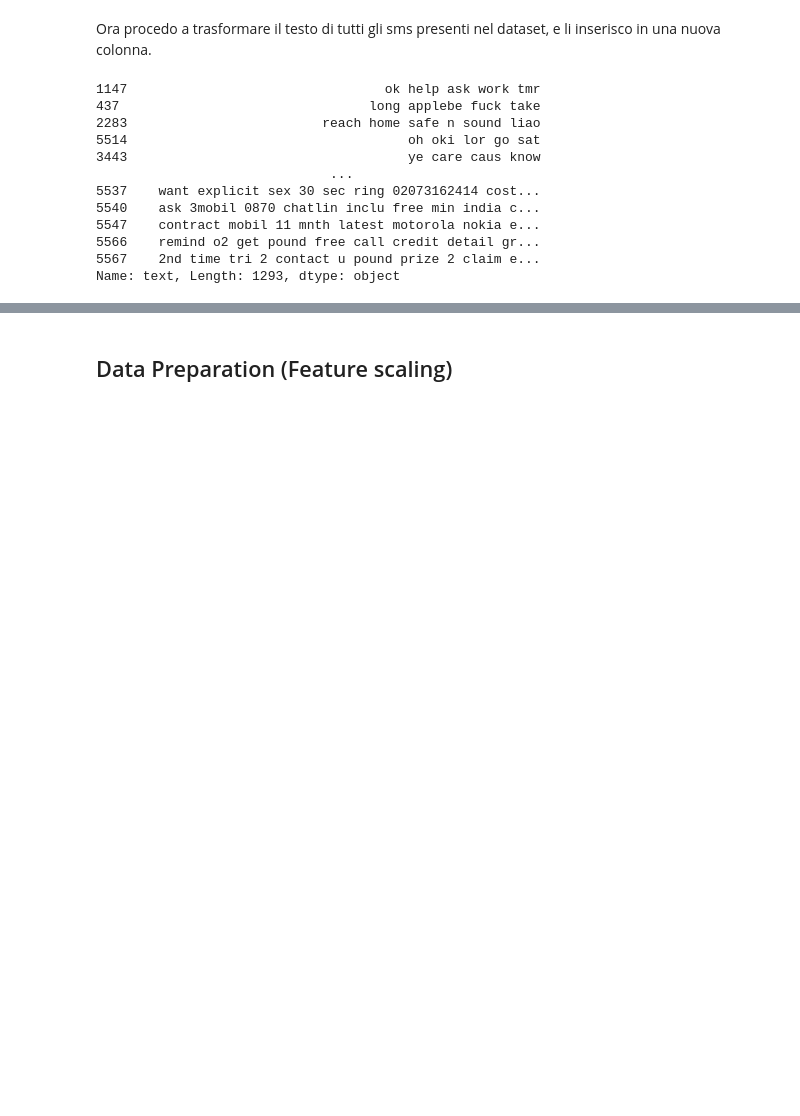
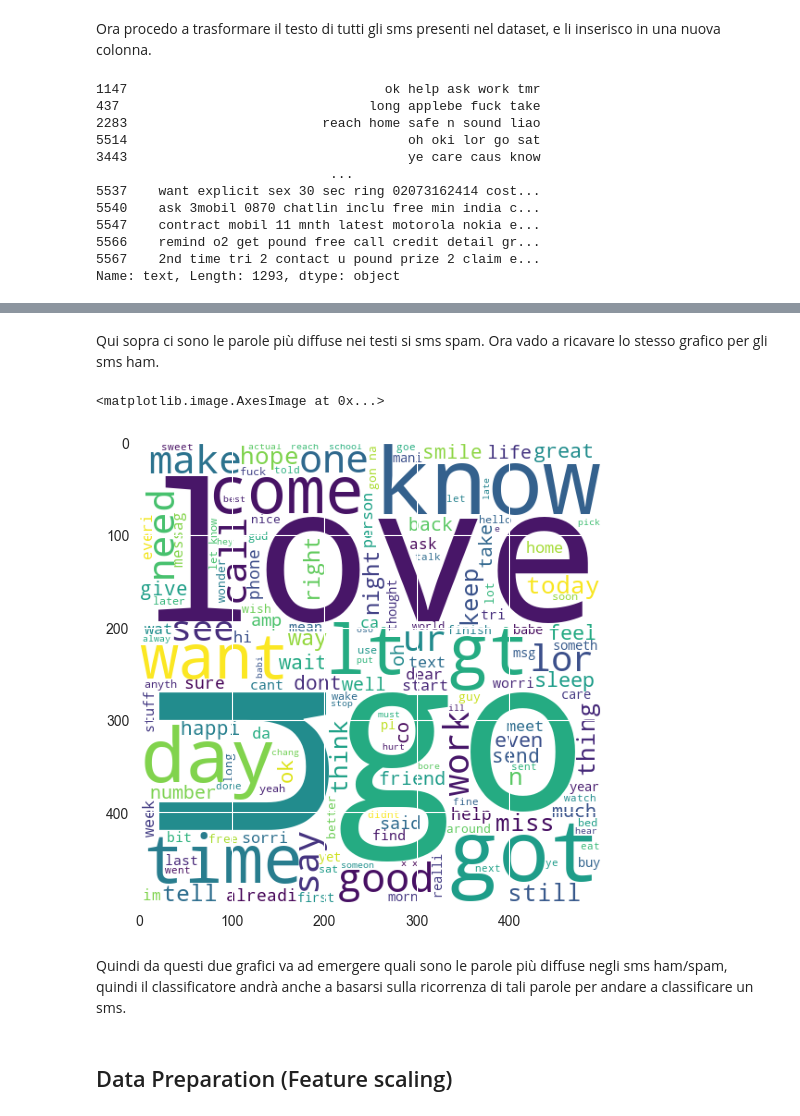
Before and after one commit to russosamuele/SMSecure, a Jupyter notebook: SMSecure.ipynb, the cells around one changed output, grey strips where cells are left out. Saved outputs shown, nothing was run; the diff lists cells and outputs as text; code cells hidden in the pictures; blank space fills up the shorter version.

```diff
--- a/SMSecure.ipynb
+++ b/SMSecure.ipynb
@@ -470,3 +485,15 @@ df.head()
+# %% [markdown]
+Qui sopra ci sono le parole più diffuse nei testi si sms spam.
+Ora vado a ricavare lo stesso grafico per gli sms ham.
+# %%
+ham_words = wc.generate(df[df['target']==0]['transformed_text'].str.cat(sep=" "))
+plt.figure(figsize=(15, 6))
+plt.imshow(spam_words)
+# %% [output]
+<matplotlib.image.AxesImage at 0x...>
+[figure, added]
+# %% [markdown]
+Quindi da questi due grafici va ad emergere quali sono le parole più diffuse negli sms ham/spam, quindi il classificatore andrà anche a basarsi sulla ricorrenza di tali parole per andare a classificare un sms.
 # %% [markdown]
 
 ## Data Preparation (Feature scaling)
```
Also changed, not shown: parts of 11 cells of this notebook.
